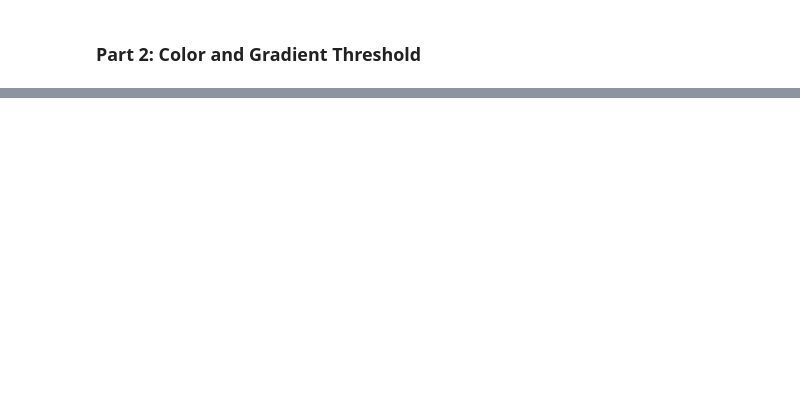
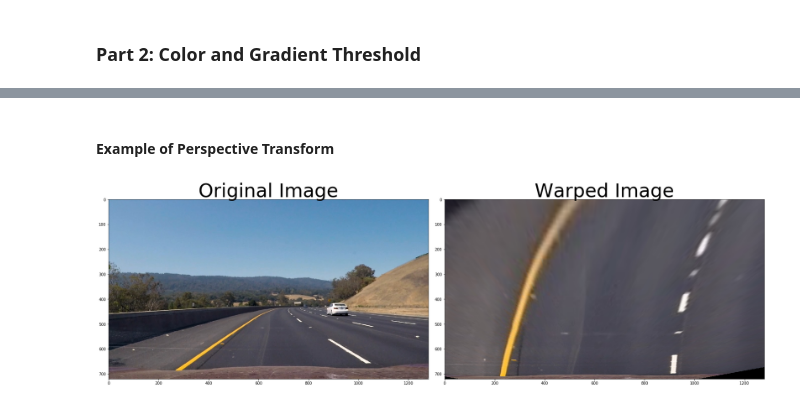
Before and after one commit to trimcao/sdcnd-p4-advanced-lane-lines, a Jupyter notebook: project4.ipynb, the cells around one changed output, grey strips where cells are left out. Drawn from its saved outputs; the diff is of its cells as text; code cells hidden in the pictures; blank space fills up the shorter version.

```diff
--- a/project4.ipynb
+++ b/project4.ipynb
@@ -79,0 +164,39 @@ ret, mtx, dist, rvecs, tvecs = cv2.calibrateCamera(objpoints, imgpoints,
+# %%
+def transform_pers(img, mtx, dist):
+    """
+    Transform perspective of an image.
+    """
+    undist = cal_undistort(img)
+    img_size = (img.shape[1], img.shape[0])
+    offset = 150 # offset for dst points
+    # Grab the image shape
+    img_size = (img.shape[1], img.shape[0])
+    # list the source points
+    src = np.float32([upper_left,
+                      upper_right,
+                      bottom_right,
+                      bottom_left,])
+    # TODO: need to explain the dst array
+    dst = np.float32([[200., 0.],
+                      [900., 0.],
+                      [900., 720.],
+                      [200., 720.]])
+    # img_size = undist.shape
+    M = cv2.getPerspectiveTransform(src, dst)
+    Minv = cv2.getPerspectiveTransform(dst, src)
+    warped = cv2.warpPerspective(img, M, img_size, flags=cv2.INTER_LINEAR)
+    return warped, M, Minv
+# %% [markdown]
+#### Example of Perspective Transform
+# %%
+image = mpimg.imread('./test_images/test3.jpg')
+top_down, perspective_M, Minv = transform_pers(image, mtx, dist)
+f, (ax1, ax2) = plt.subplots(1, 2, figsize=(24, 9))
+f.tight_layout()
+ax1.imshow(image)
+ax1.set_title('Original Image', fontsize=50)
+ax2.imshow(top_down)
+ax2.set_title('Warped Image', fontsize=50)
+plt.subplots_adjust(left=0., right=1, top=0.9, bottom=0.)
+# %% [output]
+[figure, added]
```
Also changed, not shown: parts of 42 cells of this notebook.
